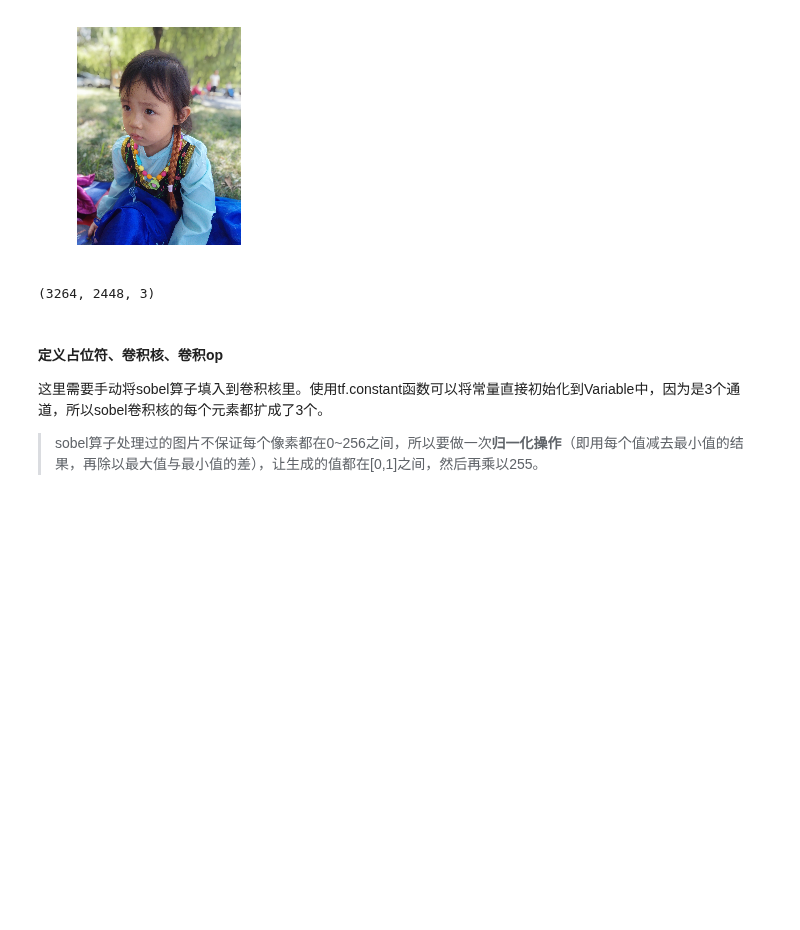
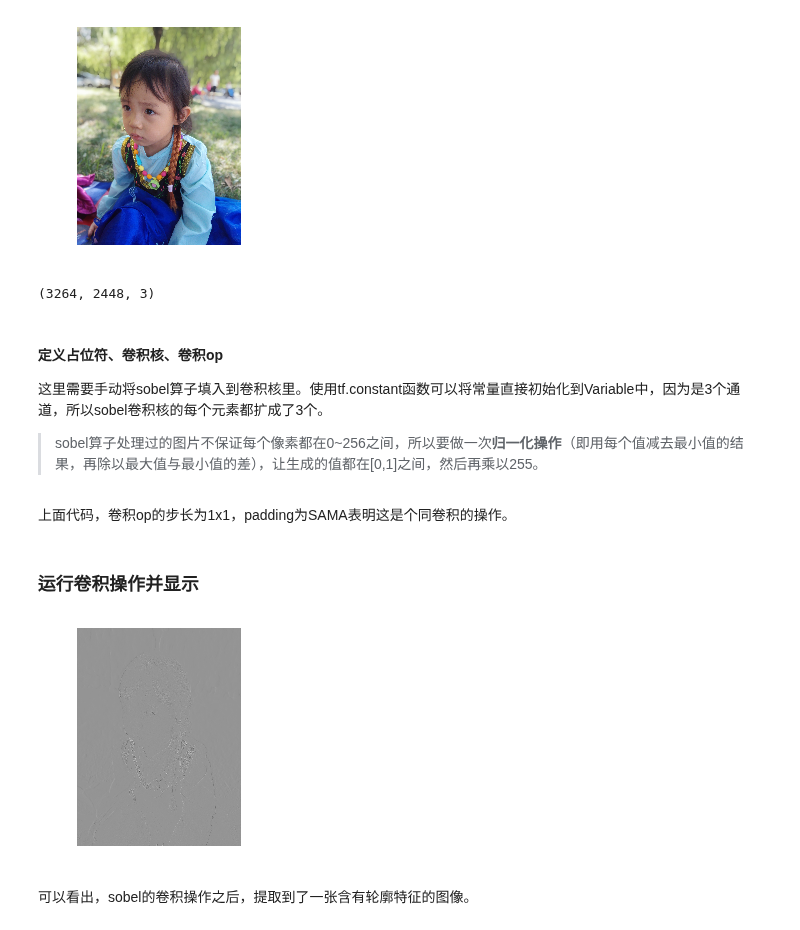
Before and after one commit to lllhhh/DeepLearningNotes, a Jupyter notebook: Tensorflow（原理、实践）/第十七节 卷积神经网络--解决参数太多问题.ipynb, the cells around one changed output. Cells and saved outputs as stored; diff of their text form; code cells hidden in the pictures; blank space fills up the shorter version.

Commit message:
add sobel to handle the image/

```diff
--- a/Tensorflow（原理、实践）/第十七节 卷积神经网络--解决参数太多问题.ipynb
+++ b/Tensorflow（原理、实践）/第十七节 卷积神经网络--解决参数太多问题.ipynb
@@ -478,3 +478,25 @@ inputfull = tf.Variable(tf.constant(1.0,shape=[1,3264,2448,3]))
 
 filter = tf.Variable(tf.constant([[-1.0,-1.0,-1.0],[0,0,0],[1.0,1.0,1.0],[-2.0,-2.0,-2.0],[0,0,0],[2.0,2.0,2.0],
                                  [-1.0,-1.0,-1.0],[0,0,0],[1.0,1.0,1.0]],shape=[3,3,3,1]))
+
+# 3个通道输入，生成1个feature map
+op = tf.nn.conv2d(inputfull,filter,strides=[1,1,1,1],padding='SAME')
+o = tf.cast( ((op-tf.reduce_min(op))/(tf.reduce_max(op)-tf.reduce_min(op)))*255,tf.uint8 )
+# %% [markdown]
+上面代码，卷积op的步长为1x1，padding为SAMA表明这是个同卷积的操作。
+# %% [markdown]
+### 运行卷积操作并显示
+# %%
+with tf.Session() as sess:
+    sess.run(tf.global_variables_initializer())
+
+    t,f=sess.run([o,filter],feed_dict={inputfull:full})
+
+    t = np.reshape(t,[3264,2448])
+    plt.imshow(t,cmap='Greys_r') #显示图片
+    plt.axis('off') #不显示坐标轴
+    plt.show()
+# %% [output]
+[figure, added]
+# %% [markdown]
+可以看出，sobel的卷积操作之后，提取到了一张含有轮廓特征的图像。
```
